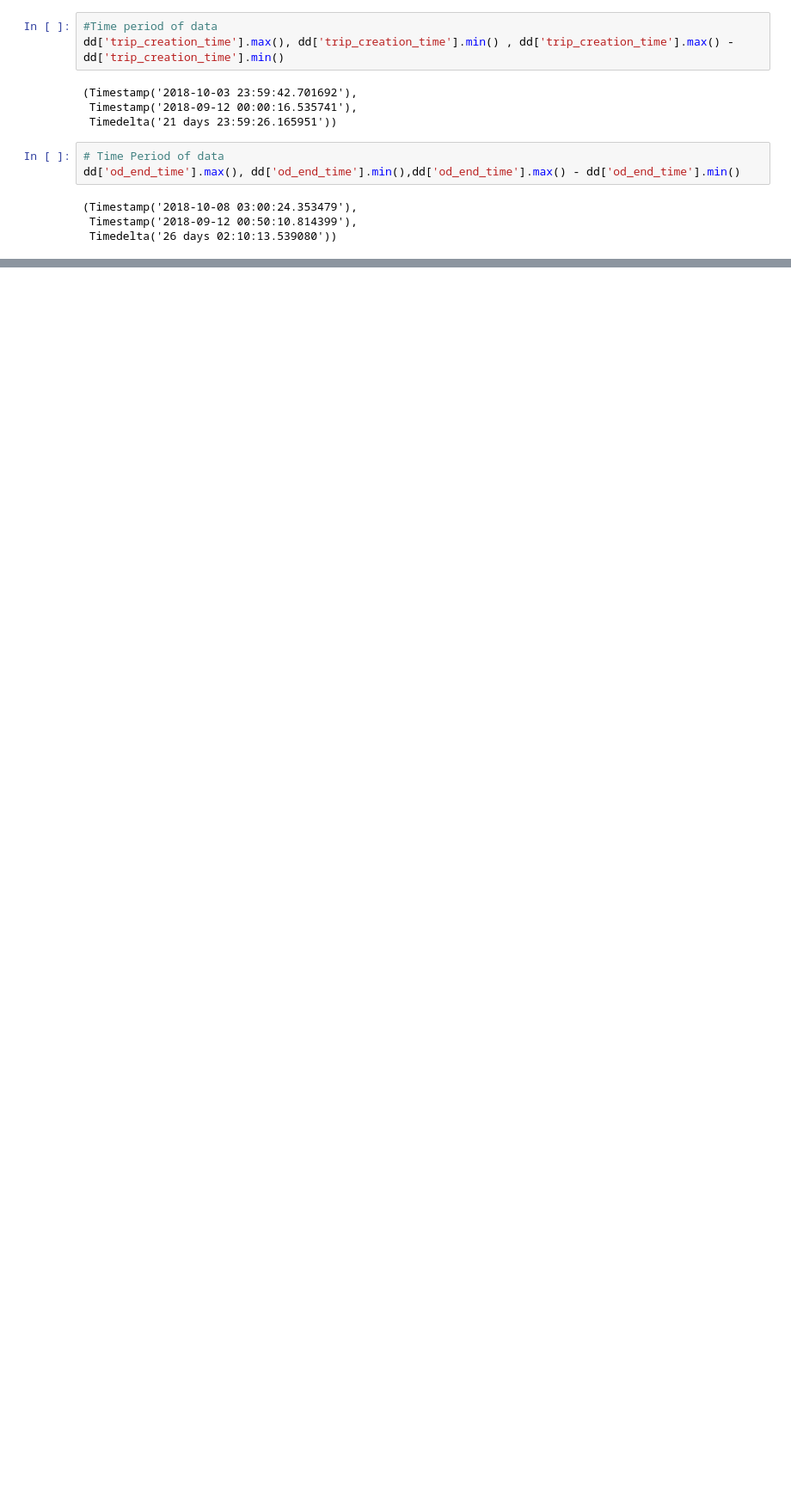
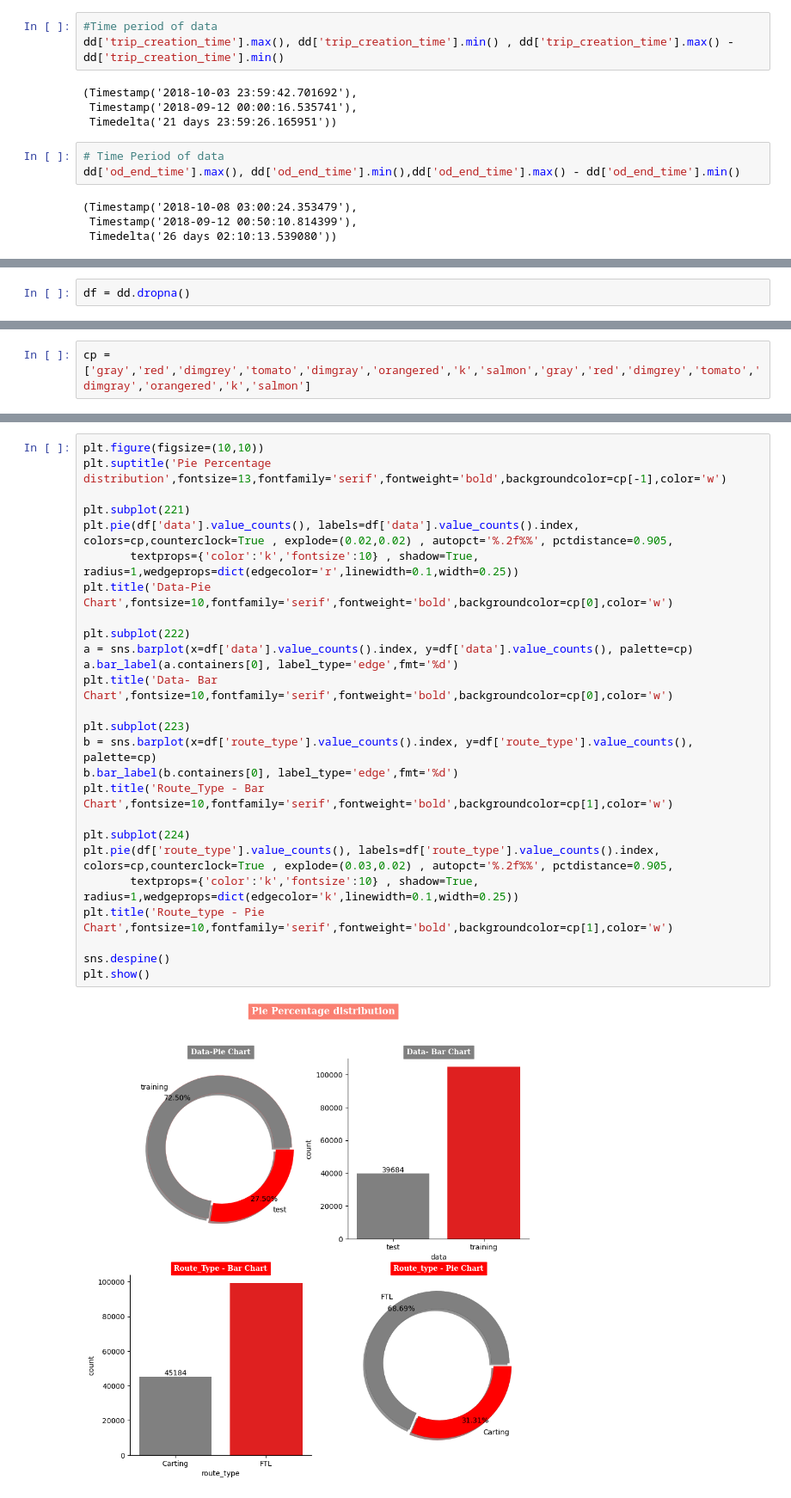
Before and after one commit to sr606/Python-Practice, a Jupyter notebook: Business_Case_Delhivery_Feature_Engineering.ipynb, the cells around one changed output, grey strips where cells are left out. Shown at 86% size. Saved outputs shown, nothing was run; the diff lists cells and outputs as text; blank space fills up the shorter version.

```diff
--- a/Business_Case_Delhivery_Feature_Engineering.ipynb
+++ b/Business_Case_Delhivery_Feature_Engineering.ipynb
@@ -319,0 +376,2 @@ dd['od_end_time'].max(), dd['od_end_time'].min(),dd['od_end_time'].max() - dd['o
+# %%
+df = dd.dropna()
@@ -319,0 +414,2 @@ dd['od_end_time'].max(), dd['od_end_time'].min(),dd['od_end_time'].max() - dd['o
+# %%
+cp = ['gray','red','dimgrey','tomato','dimgray','orangered','k','salmon','gray','red','dimgrey','tomato','dimgray','orangered','k','salmon']
@@ -319,0 +421,28 @@ dd['od_end_time'].max(), dd['od_end_time'].min(),dd['od_end_time'].max() - dd['o
+# %%
+plt.figure(figsize=(10,10))
+plt.suptitle('Pie Percentage distribution',fontsize=13,fontfamily='serif',fontweight='bold',backgroundcolor=cp[-1],color='w')
+
+plt.subplot(221)
+plt.pie(df['data'].value_counts(), labels=df['data'].value_counts().index, colors=cp,counterclock=True , explode=(0.02,0.02) , autopct='%.2f%%', pctdistance=0.905,
+       textprops={'color':'k','fontsize':10} , shadow=True, radius=1,wedgeprops=dict(edgecolor='r',linewidth=0.1,width=0.25))
+plt.title('Data-Pie Chart',fontsize=10,fontfamily='serif',fontweight='bold',backgroundcolor=cp[0],color='w')
+
+plt.subplot(222)
+a = sns.barplot(x=df['data'].value_counts().index, y=df['data'].value_counts(), palette=cp)
+a.bar_label(a.containers[0], label_type='edge',fmt='%d')
+plt.title('Data- Bar Chart',fontsize=10,fontfamily='serif',fontweight='bold',backgroundcolor=cp[0],color='w')
+
+plt.subplot(223)
+b = sns.barplot(x=df['route_type'].value_counts().index, y=df['route_type'].value_counts(), palette=cp)
+b.bar_label(b.containers[0], label_type='edge',fmt='%d')
+plt.title('Route_Type - Bar Chart',fontsize=10,fontfamily='serif',fontweight='bold',backgroundcolor=cp[1],color='w')
+
+plt.subplot(224)
+plt.pie(df['route_type'].value_counts(), labels=df['route_type'].value_counts().index, colors=cp,counterclock=True , explode=(0.03,0.02) , autopct='%.2f%%', pctdistance=0.905,
+       textprops={'color':'k','fontsize':10} , shadow=True, radius=1,wedgeprops=dict(edgecolor='k',linewidth=0.1,width=0.25))
+plt.title('Route_type - Pie Chart',fontsize=10,fontfamily='serif',fontweight='bold',backgroundcolor=cp[1],color='w')
+
+sns.despine()
+plt.show()
+# %% [output]
+[figure, added]
```
Also changed, not shown: parts of 15 cells of this notebook.
